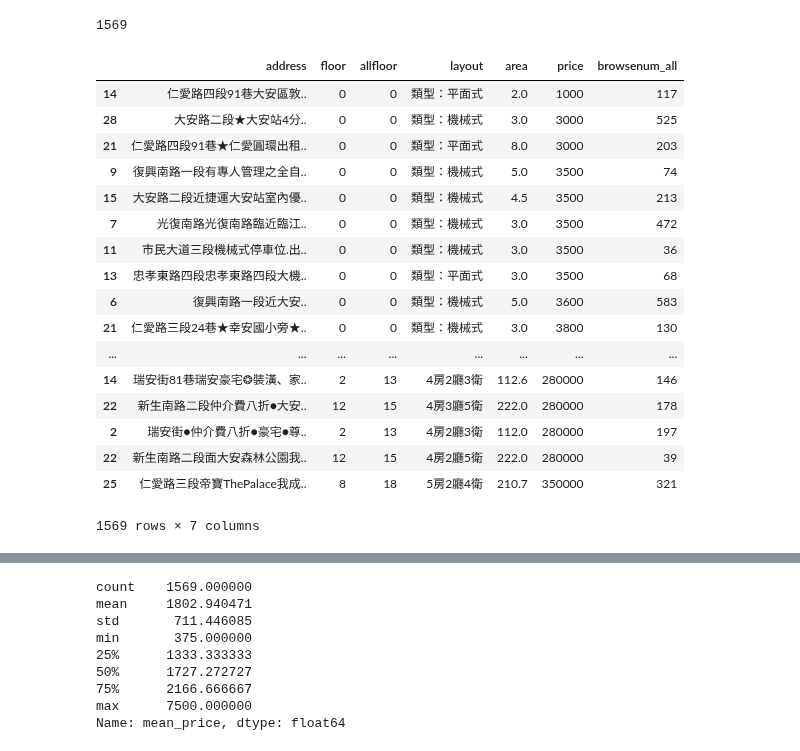
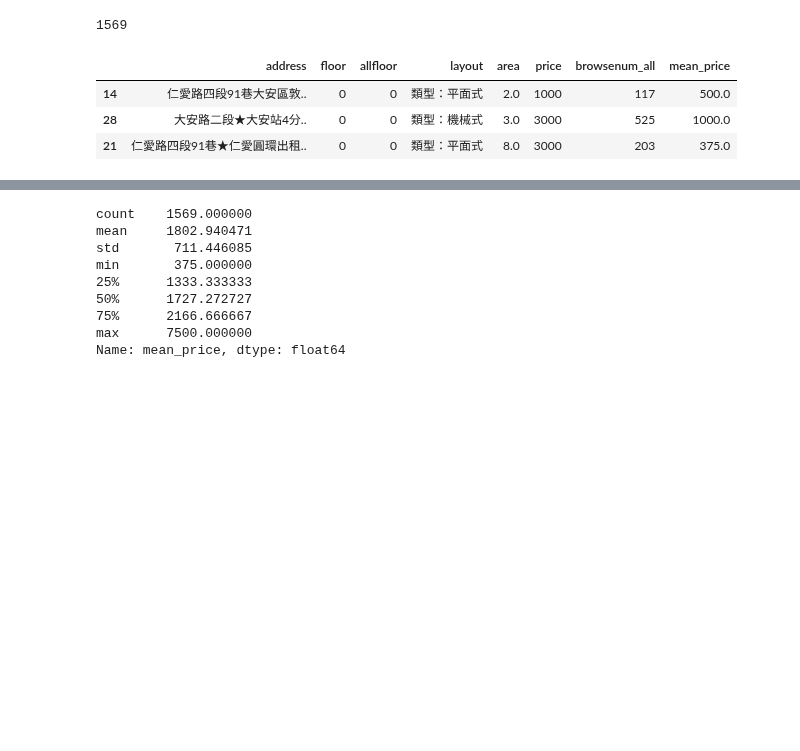
Before and after one commit to ywchiu/taipeifubon, a Jupyter notebook: Demo20200317.ipynb, the cells around one changed output, grey strips where cells are left out. Saved outputs shown, nothing was run; the diff lists cells and outputs as text; code cells hidden in the pictures; blank space fills up the shorter version.

```diff
--- a/Demo20200317.ipynb
+++ b/Demo20200317.ipynb
@@ -202,26 +202,12 @@ len(housedf)
 # %%
 housedf['price'] = housedf['price'].map(lambda e: int(e.replace(',','')))
 # %%
-housedf.sort_values('price', ascending = True)
+housedf.sort_values('price', ascending = True).head(3)
 # %% [output]
-|  | address | floor | allfloor | layout | area | price | browsenum_all |
-| 14 | 仁愛路四段91巷大安區敦.. | 0 | 0 | 類型：平面式 | 2.0 | 1000 | 117 |
-| 28 | 大安路二段★大安站4分.. | 0 | 0 | 類型：機械式 | 3.0 | 3000 | 525 |
-| 21 | 仁愛路四段91巷★仁愛圓環出租.. | 0 | 0 | 類型：平面式 | 8.0 | 3000 | 203 |
-| 9 | 復興南路一段有專人管理之全自.. | 0 | 0 | 類型：機械式 | 5.0 | 3500 | 74 |
-| 15 | 大安路二段近捷運大安站室內優.. | 0 | 0 | 類型：機械式 | 4.5 | 3500 | 213 |
-| 7 | 光復南路光復南路臨近臨江.. | 0 | 0 | 類型：機械式 | 3.0 | 3500 | 472 |
-| 11 | 市民大道三段機械式停車位.出.. | 0 | 0 | 類型：機械式 | 3.0 | 3500 | 36 |
-| 13 | 忠孝東路四段忠孝東路四段大機.. | 0 | 0 | 類型：平面式 | 3.0 | 3500 | 68 |
-| 6 | 復興南路一段近大安.. | 0 | 0 | 類型：機械式 | 5.0 | 3600 | 583 |
-| 21 | 仁愛路三段24巷★幸安國小旁★.. | 0 | 0 | 類型：機械式 | 3.0 | 3800 | 130 |
-| ... | ... | ... | ... | ... | ... | ... | ... |
-| 14 | 瑞安街81巷瑞安豪宅❂裝潢、家.. | 2 | 13 | 4房2廳3衛 | 112.6 | 280000 | 146 |
-| 22 | 新生南路二段仲介費八折●大安.. | 12 | 15 | 4房3廳5衛 | 222.0 | 280000 | 178 |
-| 2 | 瑞安街●仲介費八折●豪宅●尊.. | 2 | 13 | 4房2廳3衛 | 112.0 | 280000 | 197 |
-| 22 | 新生南路二段面大安森林公園我.. | 12 | 15 | 4房2廳5衛 | 222.0 | 280000 | 39 |
-| 25 | 仁愛路三段帝寶ThePalace我成.. | 8 | 18 | 5房2廳4衛 | 210.7 | 350000 | 321 |
+|  | address | floor | allfloor | layout | area | price | browsenum_all | mean_price |
+| 14 | 仁愛路四段91巷大安區敦.. | 0 | 0 | 類型：平面式 | 2.0 | 1000 | 117 | 500.0 |
+| 28 | 大安路二段★大安站4分.. | 0 | 0 | 類型：機械式 | 3.0 | 3000 | 525 | 1000.0 |
+| 21 | 仁愛路四段91巷★仁愛圓環出租.. | 0 | 0 | 類型：平面式 | 8.0 | 3000 | 203 | 375.0 |
-1569 rows × 7 columns
 # %%
 housedf['mean_price'] = housedf['price'] / housedf['area']
 # %%
```
Also changed, not shown: parts of 1 cell of this notebook.
